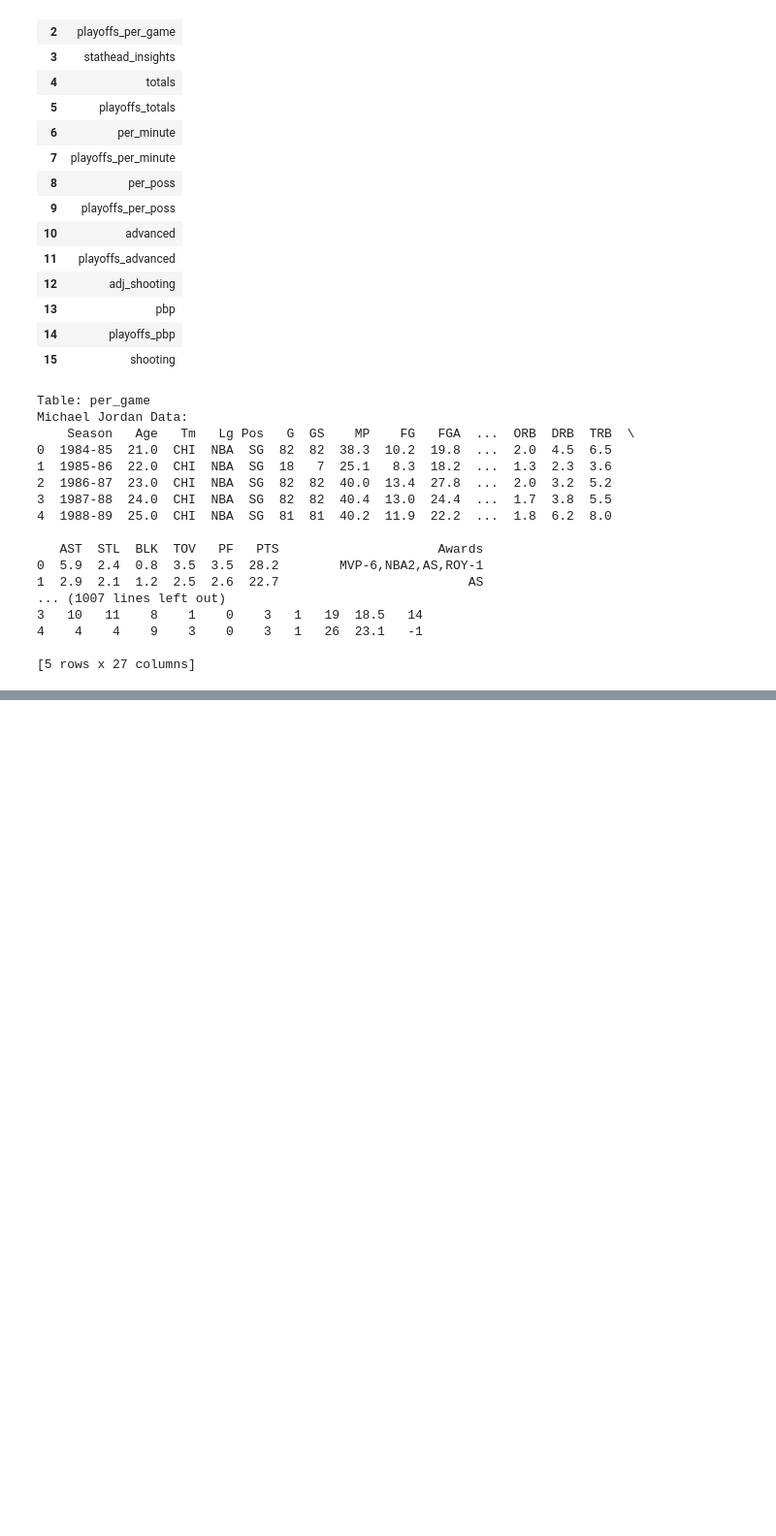
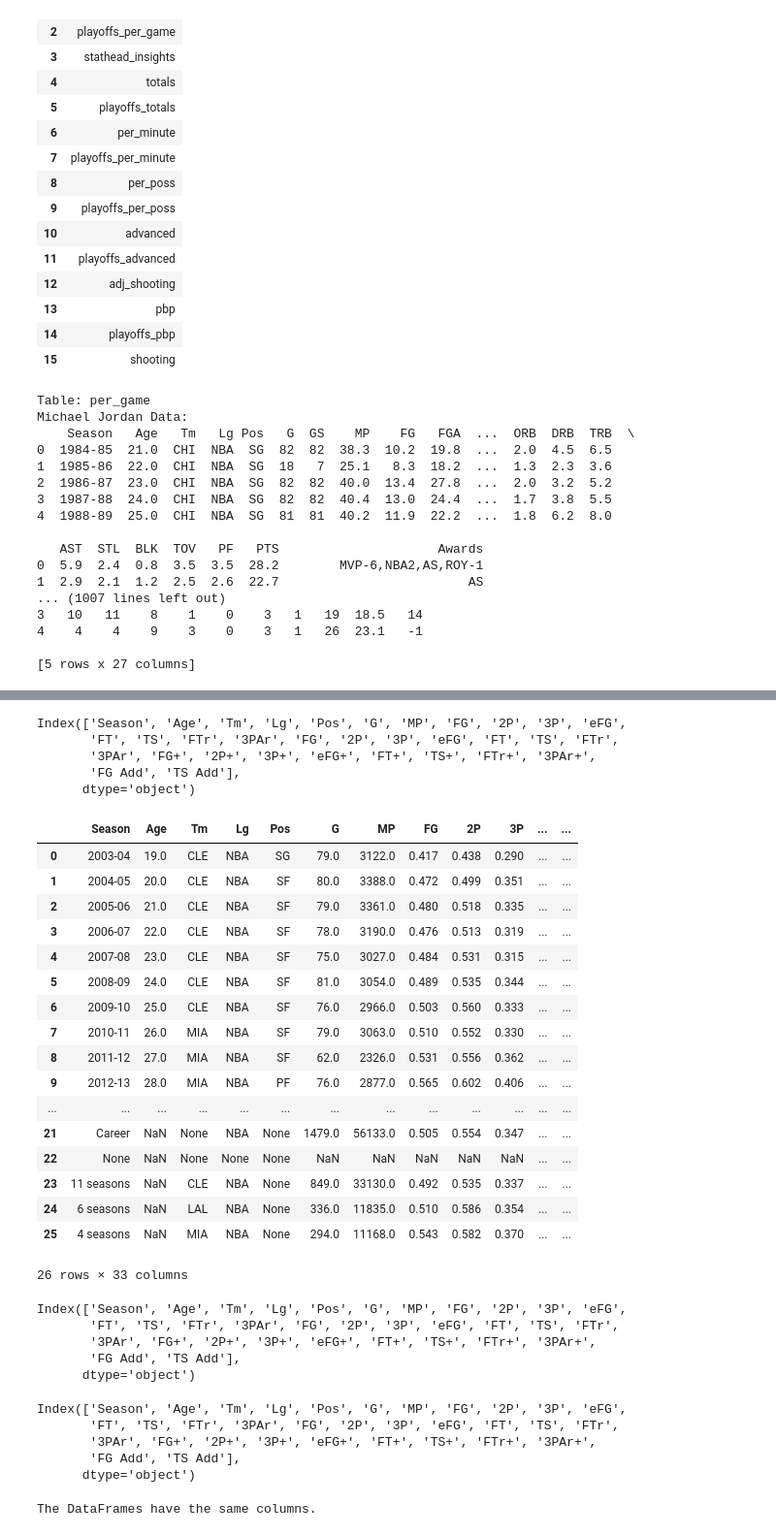
Before and after one commit to SilverCrocus/basketball-stats-dashboard, a Jupyter notebook: notebooks/cleaning.ipynb, the cells around one changed output, grey strips where cells are left out. Shown at 97% size. Drawn from its saved outputs; the diff is of its cells as text; code cells hidden in the pictures; blank space fills up the shorter version.

```diff
--- a/notebooks/cleaning.ipynb
+++ b/notebooks/cleaning.ipynb
@@ -156,0 +312,46 @@ df_mj
+# %%
+mj_adj_shooting.columns
+# %% [output]
+Index(['Season', 'Age', 'Tm', 'Lg', 'Pos', 'G', 'MP', 'FG', '2P', '3P', 'eFG',
+       'FT', 'TS', 'FTr', '3PAr', 'FG', '2P', '3P', 'eFG', 'FT', 'TS', 'FTr',
+       '3PAr', 'FG+', '2P+', '3P+', 'eFG+', 'FT+', 'TS+', 'FTr+', '3PAr+',
+       'FG Add', 'TS Add'],
+      dtype='object')
+# %%
+lj_adj_shooting
+# %% [output]
+|  | Season | Age | Tm | Lg | Pos | G | MP | FG | 2P | 3P | ... | ... |
+| 0 | 2003-04 | 19.0 | CLE | NBA | SG | 79.0 | 3122.0 | 0.417 | 0.438 | 0.290 | ... | ... |
+| 1 | 2004-05 | 20.0 | CLE | NBA | SF | 80.0 | 3388.0 | 0.472 | 0.499 | 0.351 | ... | ... |
+| 2 | 2005-06 | 21.0 | CLE | NBA | SF | 79.0 | 3361.0 | 0.480 | 0.518 | 0.335 | ... | ... |
+| 3 | 2006-07 | 22.0 | CLE | NBA | SF | 78.0 | 3190.0 | 0.476 | 0.513 | 0.319 | ... | ... |
+| 4 | 2007-08 | 23.0 | CLE | NBA | SF | 75.0 | 3027.0 | 0.484 | 0.531 | 0.315 | ... | ... |
+| 5 | 2008-09 | 24.0 | CLE | NBA | SF | 81.0 | 3054.0 | 0.489 | 0.535 | 0.344 | ... | ... |
+| 6 | 2009-10 | 25.0 | CLE | NBA | SF | 76.0 | 2966.0 | 0.503 | 0.560 | 0.333 | ... | ... |
+| 7 | 2010-11 | 26.0 | MIA | NBA | SF | 79.0 | 3063.0 | 0.510 | 0.552 | 0.330 | ... | ... |
+| 8 | 2011-12 | 27.0 | MIA | NBA | SF | 62.0 | 2326.0 | 0.531 | 0.556 | 0.362 | ... | ... |
+| 9 | 2012-13 | 28.0 | MIA | NBA | PF | 76.0 | 2877.0 | 0.565 | 0.602 | 0.406 | ... | ... |
+| ... | ... | ... | ... | ... | ... | ... | ... | ... | ... | ... | ... | ... |
+| 21 | Career | NaN | None | NBA | None | 1479.0 | 56133.0 | 0.505 | 0.554 | 0.347 | ... | ... |
+| 22 | None | NaN | None | None | None | NaN | NaN | NaN | NaN | NaN | ... | ... |
+| 23 | 11 seasons | NaN | CLE | NBA | None | 849.0 | 33130.0 | 0.492 | 0.535 | 0.337 | ... | ... |
+| 24 | 6 seasons | NaN | LAL | NBA | None | 336.0 | 11835.0 | 0.510 | 0.586 | 0.354 | ... | ... |
+| 25 | 4 seasons | NaN | MIA | NBA | None | 294.0 | 11168.0 | 0.543 | 0.582 | 0.370 | ... | ... |
+26 rows × 33 columns
+# %%
+mj_adj_shooting.columns
+# %% [output]
+Index(['Season', 'Age', 'Tm', 'Lg', 'Pos', 'G', 'MP', 'FG', '2P', '3P', 'eFG',
+       'FT', 'TS', 'FTr', '3PAr', 'FG', '2P', '3P', 'eFG', 'FT', 'TS', 'FTr',
+       '3PAr', 'FG+', '2P+', '3P+', 'eFG+', 'FT+', 'TS+', 'FTr+', '3PAr+',
+       'FG Add', 'TS Add'],
+      dtype='object')
+# %%
+# print column names
+lj_adj_shooting.columns
+# %% [output]
+Index(['Season', 'Age', 'Tm', 'Lg', 'Pos', 'G', 'MP', 'FG', '2P', '3P', 'eFG',
+       'FT', 'TS', 'FTr', '3PAr', 'FG', '2P', '3P', 'eFG', 'FT', 'TS', 'FTr',
+       '3PAr', 'FG+', '2P+', '3P+', 'eFG+', 'FT+', 'TS+', 'FTr+', '3PAr+',
+       'FG Add', 'TS Add'],
+      dtype='object')
@@ -156,0 +366,10 @@ df_mj
+# %%
+# check if mj adjshooting and lj version have the same columns
+same_columns = mj_adj_shooting.columns.equals(lj_adj_shooting.columns)
+
+if same_columns:
+    print("The DataFrames have the same columns.")
+else:
+    print("The DataFrames have different columns.")
+# %% [output]
+The DataFrames have the same columns.
```
Also changed, not shown: parts of 38 cells of this notebook, 6 other files.
